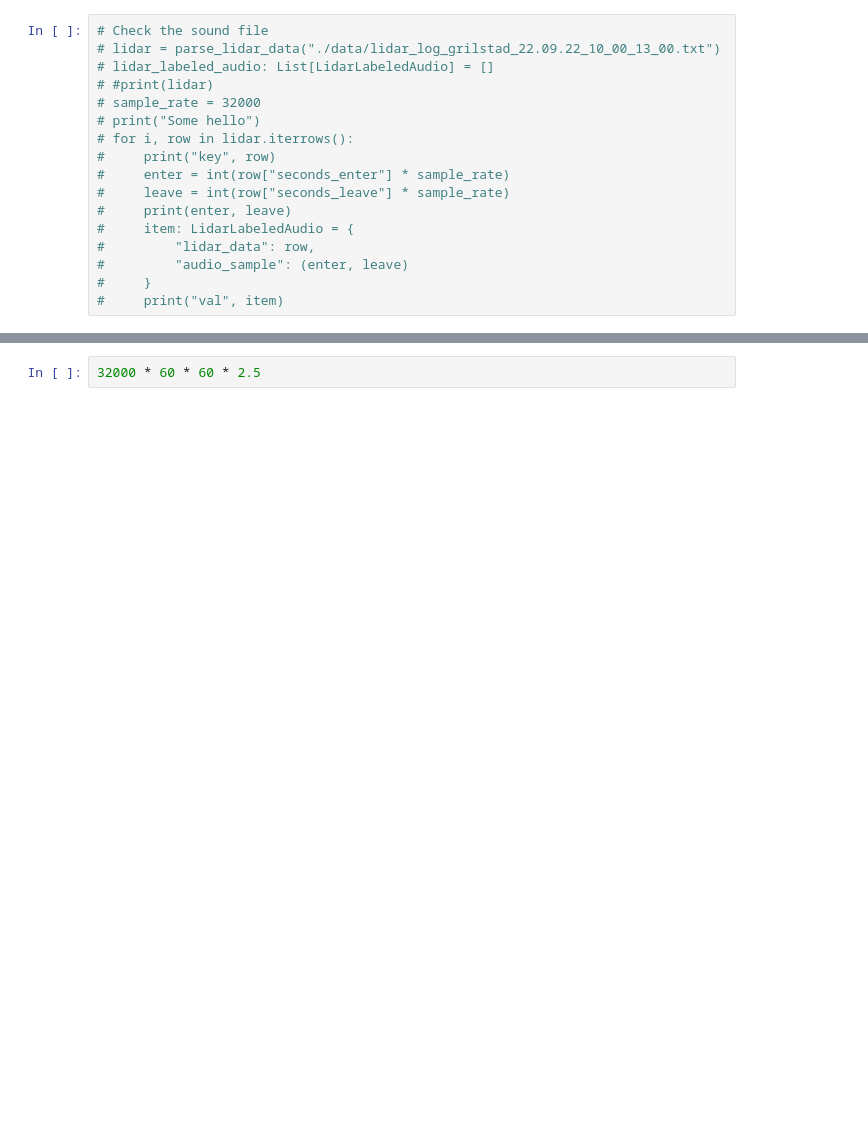
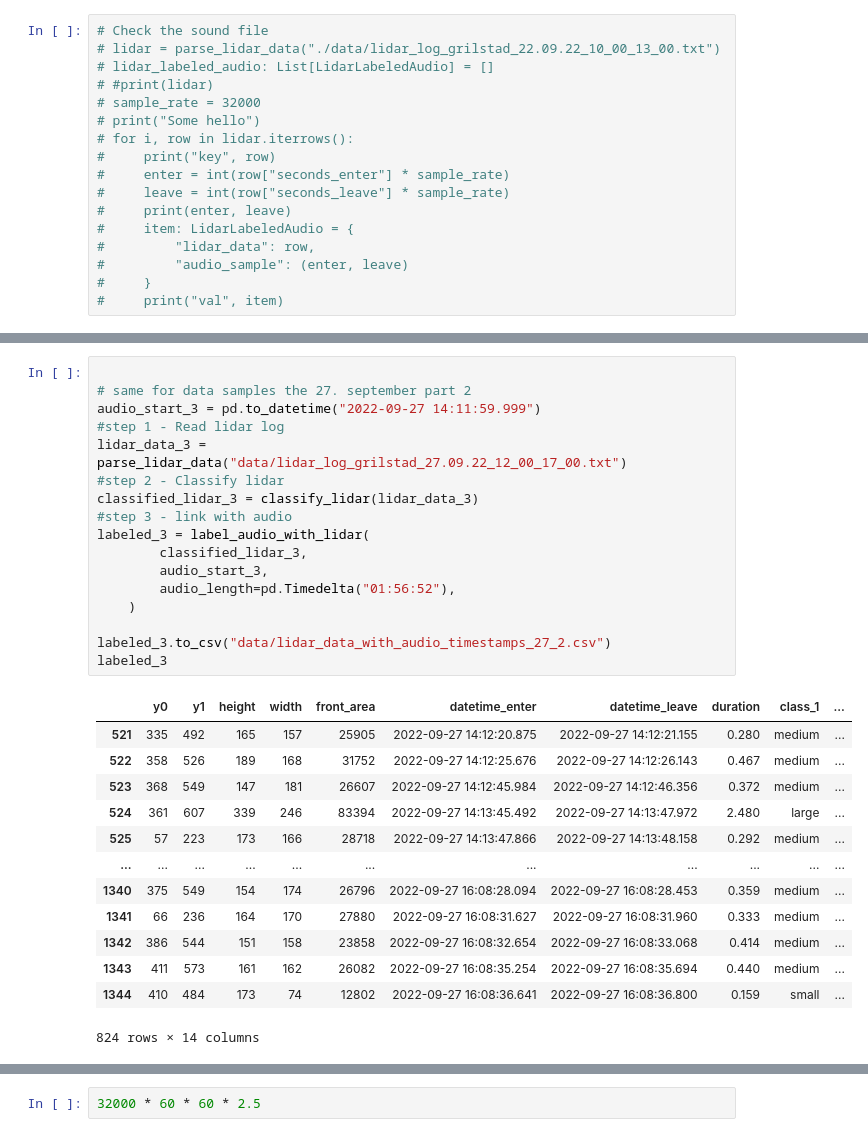
Before and after one commit to erlandbo/TDT4290, a Jupyter notebook: audio.ipynb, the cells around one changed output, grey strips where cells are left out. Cells and saved outputs as stored; diff of their text form; blank space fills up the shorter version.

```diff
--- a/audio.ipynb
+++ b/audio.ipynb
@@ -68,3 +97,34 @@ labeled.to_csv("data/lidar_data_with_audio_timestamps.csv")
+# %%
+
+# same for data samples the 27. september part 2
+audio_start_3 = pd.to_datetime("2022-09-27 14:11:59.999")
+#step 1 - Read lidar log
+lidar_data_3 = parse_lidar_data("data/lidar_log_grilstad_27.09.22_12_00_17_00.txt")
+#step 2 - Classify lidar
+classified_lidar_3 = classify_lidar(lidar_data_3)
+#step 3 - link with audio
+labeled_3 = label_audio_with_lidar(
+        classified_lidar_3,
+        audio_start_3,
+        audio_length=pd.Timedelta("01:56:52"),
+    )
+
+labeled_3.to_csv("data/lidar_data_with_audio_timestamps_27_2.csv")
+labeled_3
+# %% [output]
+|  | y0 | y1 | height | width | front_area | datetime_enter | datetime_leave | duration | class_1 | ... |
+| 521 | 335 | 492 | 165 | 157 | 25905 | 2022-09-27 14:12:20.875 | 2022-09-27 14:12:21.155 | 0.280 | medium | ... |
+| 522 | 358 | 526 | 189 | 168 | 31752 | 2022-09-27 14:12:25.676 | 2022-09-27 14:12:26.143 | 0.467 | medium | ... |
+| 523 | 368 | 549 | 147 | 181 | 26607 | 2022-09-27 14:12:45.984 | 2022-09-27 14:12:46.356 | 0.372 | medium | ... |
+| 524 | 361 | 607 | 339 | 246 | 83394 | 2022-09-27 14:13:45.492 | 2022-09-27 14:13:47.972 | 2.480 | large | ... |
+| 525 | 57 | 223 | 173 | 166 | 28718 | 2022-09-27 14:13:47.866 | 2022-09-27 14:13:48.158 | 0.292 | medium | ... |
+| ... | ... | ... | ... | ... | ... | ... | ... | ... | ... | ... |
+| 1340 | 375 | 549 | 154 | 174 | 26796 | 2022-09-27 16:08:28.094 | 2022-09-27 16:08:28.453 | 0.359 | medium | ... |
+| 1341 | 66 | 236 | 164 | 170 | 27880 | 2022-09-27 16:08:31.627 | 2022-09-27 16:08:31.960 | 0.333 | medium | ... |
+| 1342 | 386 | 544 | 151 | 158 | 23858 | 2022-09-27 16:08:32.654 | 2022-09-27 16:08:33.068 | 0.414 | medium | ... |
+| 1343 | 411 | 573 | 161 | 162 | 26082 | 2022-09-27 16:08:35.254 | 2022-09-27 16:08:35.694 | 0.440 | medium | ... |
+| 1344 | 410 | 484 | 173 | 74 | 12802 | 2022-09-27 16:08:36.641 | 2022-09-27 16:08:36.800 | 0.159 | small | ... |
+824 rows × 14 columns
 # %%
 sound, sr = librosa.load(".data/audio_22092022.WAV", sr=sample_rate, mono=True)
 print("Sound length", len(sound))
```
Also changed, not shown: parts of 4 cells of this notebook, 5 other files.
